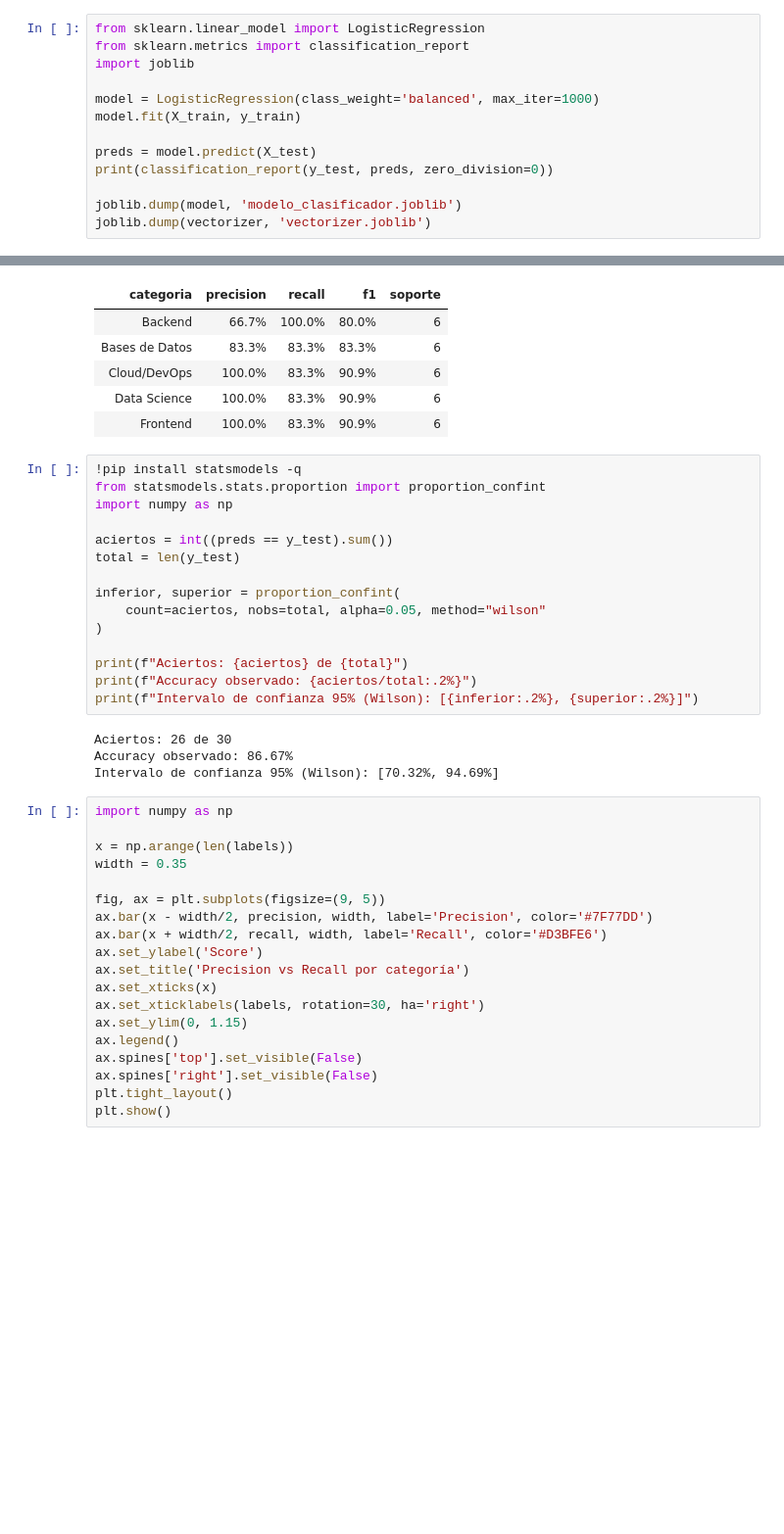
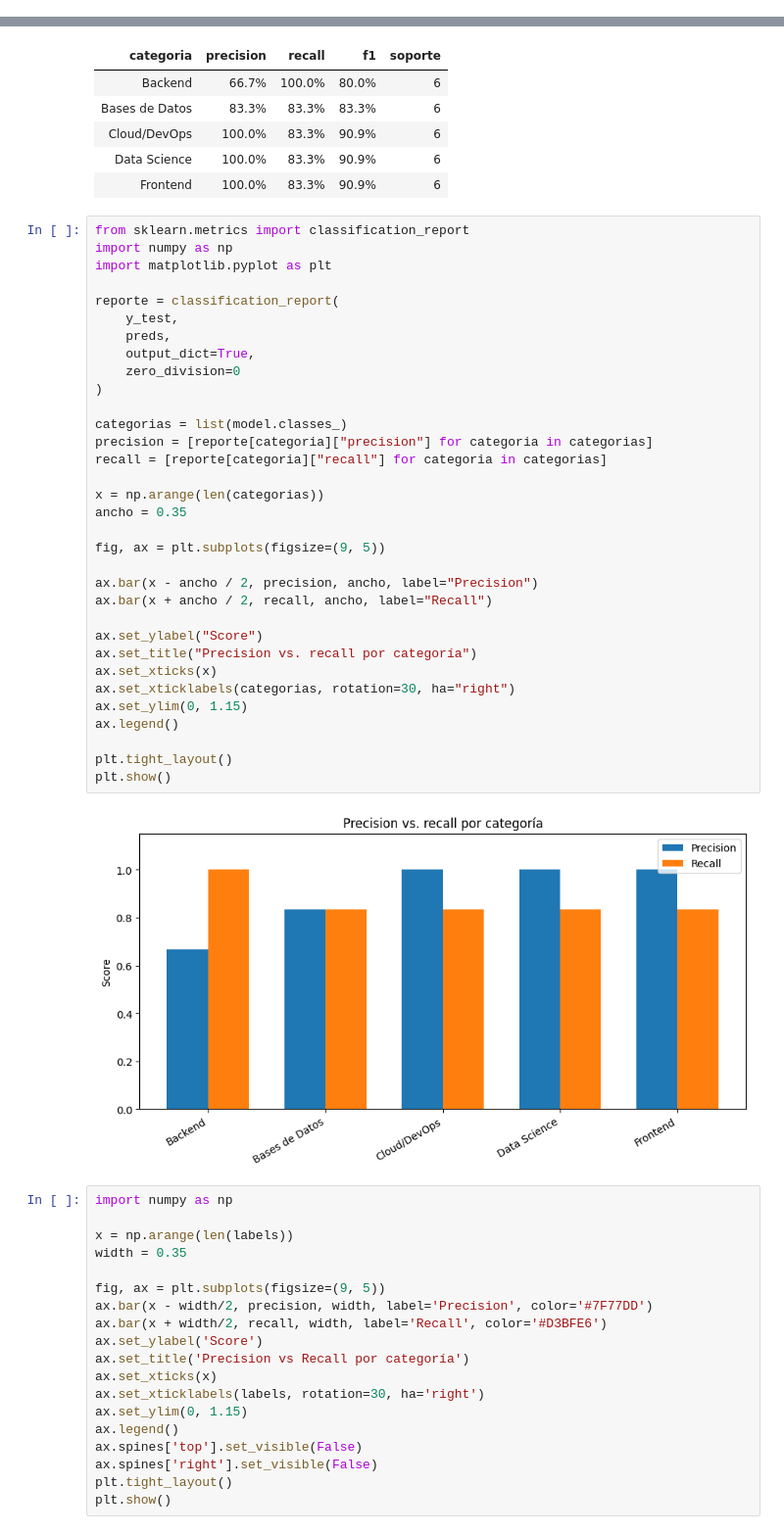
Before and after one commit to No-Country-simulation/G9-LATAM-TEAM-64-TECHMIND, a Jupyter notebook: data-analyst/TechMind_EDA.ipynb, the cells around one changed output, grey strips where cells are left out. Shown at 98% size. Cells and saved outputs as stored; diff of their text form; blank space fills up the shorter version.

Commit message:
feat(data): actualizar notebook y agregar modelo v2

```diff
--- a/data-analyst/TechMind_EDA.ipynb
+++ b/data-analyst/TechMind_EDA.ipynb
@@ -181,13 +218,0 @@ Name: count, dtype: int64
-# %%
-from sklearn.linear_model import LogisticRegression
-from sklearn.metrics import classification_report
-import joblib
-
-model = LogisticRegression(class_weight='balanced', max_iter=1000)
-model.fit(X_train, y_train)
-
-preds = model.predict(X_test)
-print(classification_report(y_test, preds, zero_division=0))
-
-joblib.dump(model, 'modelo_clasificador.joblib')
-joblib.dump(vectorizer, 'vectorizer.joblib')
@@ -339,25 +581,41 @@ Métricas de clasificación por categoría
 | Cloud/DevOps | 100.0% | 83.3% | 90.9% | 6 |
 | Data Science | 100.0% | 83.3% | 90.9% | 6 |
 | Frontend | 100.0% | 83.3% | 90.9% | 6 |
-# %%
-!pip install statsmodels -q
-from statsmodels.stats.proportion import proportion_confint
-import numpy as np
-
-aciertos = int((preds == y_test).sum())
-total = len(y_test)
-
-inferior, superior = proportion_confint(
-    count=aciertos, nobs=total, alpha=0.05, method="wilson"
-)
-
-print(f"Aciertos: {aciertos} de {total}")
-print(f"Accuracy observado: {aciertos/total:.2%}")
-print(f"Intervalo de confianza 95% (Wilson): [{inferior:.2%}, {superior:.2%}]")
-# %% [output]
-Aciertos: 26 de 30
-Accuracy observado: 86.67%
-Intervalo de confianza 95% (Wilson): [70.32%, 94.69%]
+# %%
+from sklearn.metrics import classification_report
+import numpy as np
+import matplotlib.pyplot as plt
+
+reporte = classification_report(
+    y_test,
+    preds,
+    output_dict=True,
+    zero_division=0
+)
+
+categorias = list(model.classes_)
+precision = [reporte[categoria]["precision"] for categoria in categorias]
+recall = [reporte[categoria]["recall"] for categoria in categorias]
+
+x = np.arange(len(categorias))
+ancho = 0.35
+
+fig, ax = plt.subplots(figsize=(9, 5))
+
+ax.bar(x - ancho / 2, precision, ancho, label="Precision")
+ax.bar(x + ancho / 2, recall, ancho, label="Recall")
+
+ax.set_ylabel("Score")
+ax.set_title("Precision vs. recall por categoría")
+ax.set_xticks(x)
+ax.set_xticklabels(categorias, rotation=30, ha="right")
+ax.set_ylim(0, 1.15)
+ax.legend()
+
+plt.tight_layout()
+plt.show()
+# %% [output]
+[figure, added]
 # %%
 import numpy as np
 
```
Also changed, not shown: parts of 42 cells of this notebook, 1 other file.
